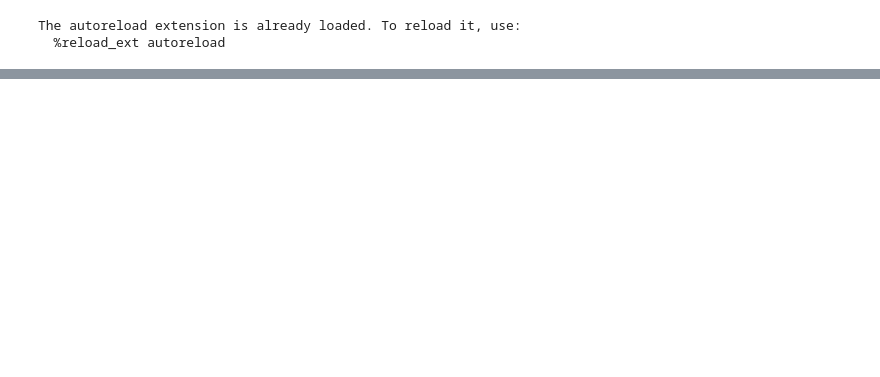
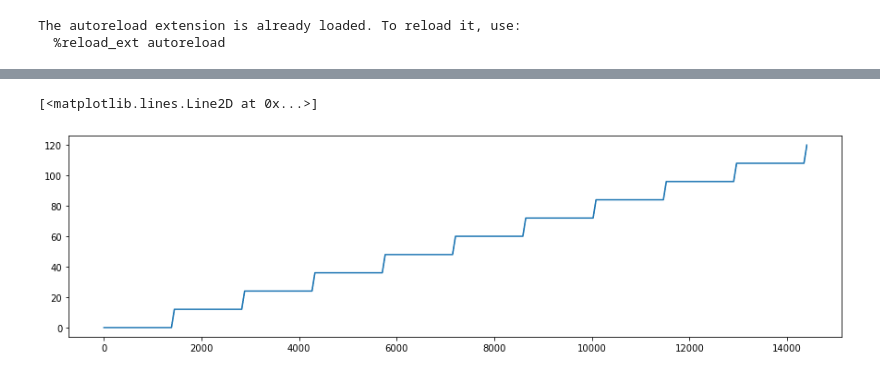
Before and after one commit to lucasblt/trading-session-gym, a Jupyter notebook: running_tests.ipynb, the cells around one changed output, grey strips where cells are left out. Cells and saved outputs as stored; diff of their text form; code cells hidden in the pictures; blank space fills up the shorter version.

```diff
--- a/running_tests.ipynb
+++ b/running_tests.ipynb
@@ -47,0 +63,6 @@ plt.plot(holdings_quantity[:,250])
+# %%
+fig = plt.figure(figsize = [15,4])
+plt.plot(sessions_completed)
+# %% [output]
+[<matplotlib.lines.Line2D at 0x...>]
+[figure, added]
```
Also changed, not shown: parts of 6 cells of this notebook, 5 other files.
